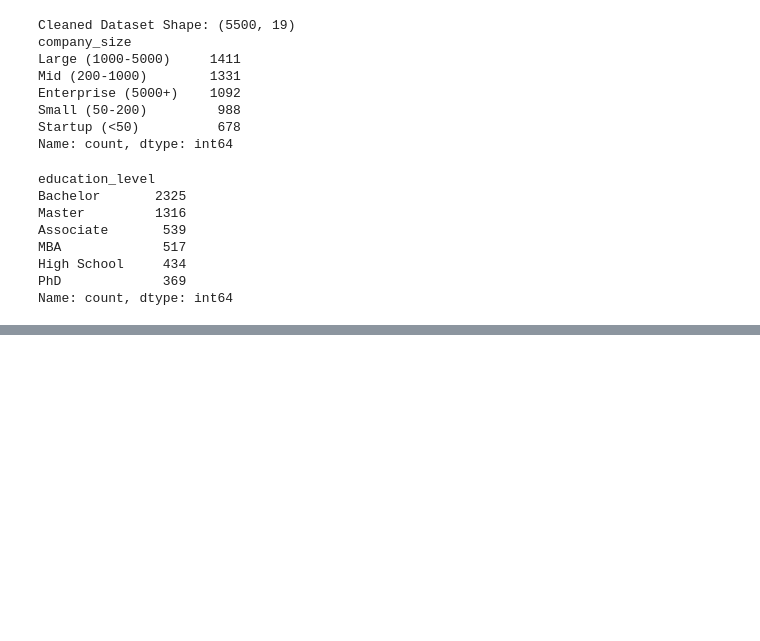
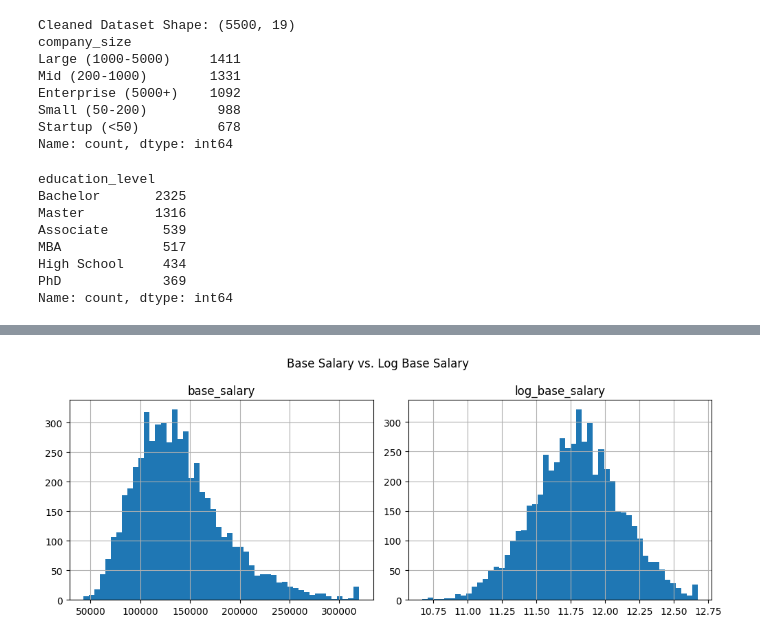
Before and after one commit to Wewds1/ML_Projects, a Jupyter notebook: Salary_Benchmark/notebooks/02_feature_engineering.ipynb, the cells around one changed output, grey strips where cells are left out. Saved outputs shown, nothing was run; the diff lists cells and outputs as text; code cells hidden in the pictures; blank space fills up the shorter version.

Commit message:
SALARY: Feature Eng done added cols for featuring heading to modeling

```diff
--- a/Salary_Benchmark/notebooks/02_feature_engineering.ipynb
+++ b/Salary_Benchmark/notebooks/02_feature_engineering.ipynb
@@ -173,0 +176,20 @@ if 'company_size' in df_copy.columns:
+# %%
+df_copy['experience_x_seniority'] = df_copy['years_experience'] * df_copy['seniority_ordinal']
+df_copy['tenure_ratio'] = np.where(df_copy['years_experience'] == 0, 0, df_copy['years_at_company'] / df_copy['years_experience'])
+
+df_copy['promotion_rate'] = df_copy['num_promotions'] / df_copy['years_at_company'].clip(lower=1)
+
+df_copy['is_tech_or_finance'] = df_copy['industry'].isin(['Tech', 'Finance']).astype(int)
+df_copy['is_high_col'] = (df_copy['col_index'] > 1.15).astype(int)
+df_copy['col_x_experience'] = df_copy['col_index'] * df_copy['years_experience']
+
+df_copy['is_new_hire'] = (df_copy['years_at_company'] < 1).astype(int)
+
+is_high_edu = df_copy['education_ordinal'] >= 5
+is_low_seniority = df_copy['seniority_ordinal'] <= 2
+df_copy['is_overqualified'] = (is_high_edu & is_low_seniority).astype(int)
+
+df_copy['has_certifications'] = (df_copy['num_certifications'] > 0).astype(int)
+
+
+display(df_copy.head())
@@ -173,0 +204,13 @@ if 'company_size' in df_copy.columns:
+# %%
+df_copy['log_base_salary'] = np.log1p(df_copy['base_salary'])
+
+df_copy['sqrt_years_experience'] = np.sqrt(df_copy['years_experience'])
+df_copy['sqrt_years_at_company'] = np.sqrt(df_copy['years_at_company'])
+
+df_copy[['base_salary', 'log_base_salary']].hist(bins=50, figsize=(10, 4))
+plt.suptitle("Base Salary vs. Log Base Salary")
+plt.tight_layout()
+plt.savefig('../reports/figures/log-normal_salary.png')
+plt.show()
+# %% [output]
+[figure, added]
```
Also changed, not shown: parts of 4 cells of this notebook, 2 other files.
